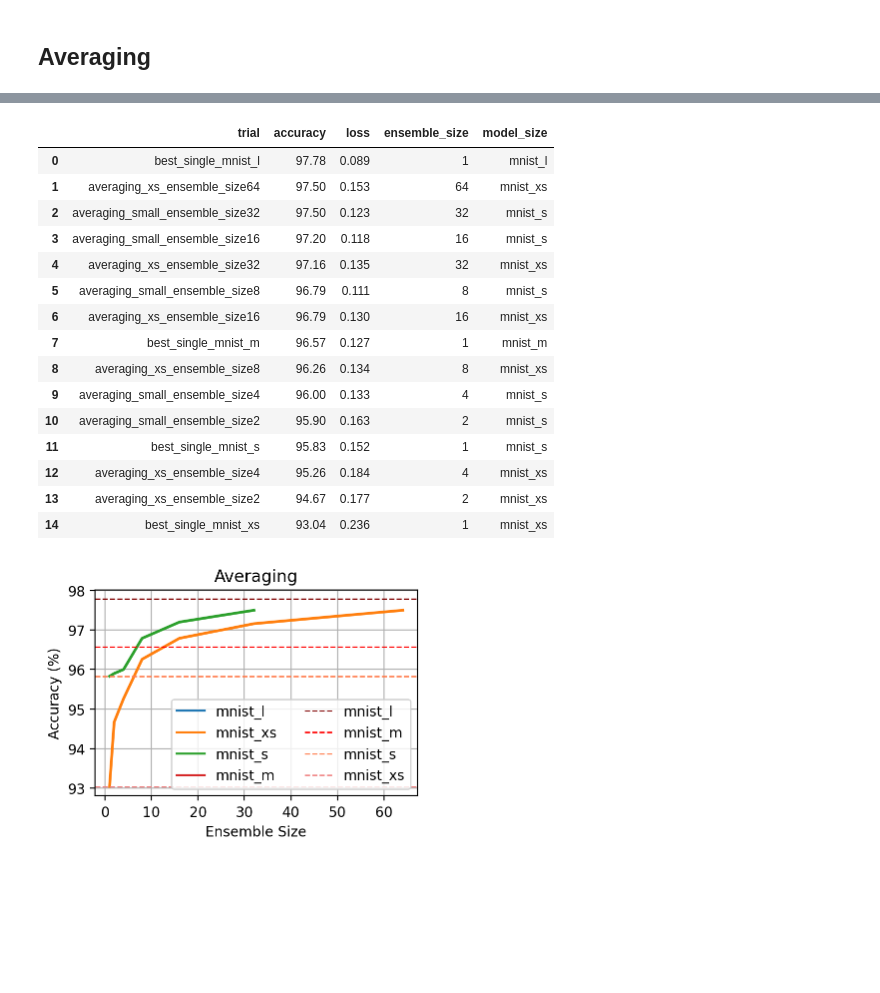
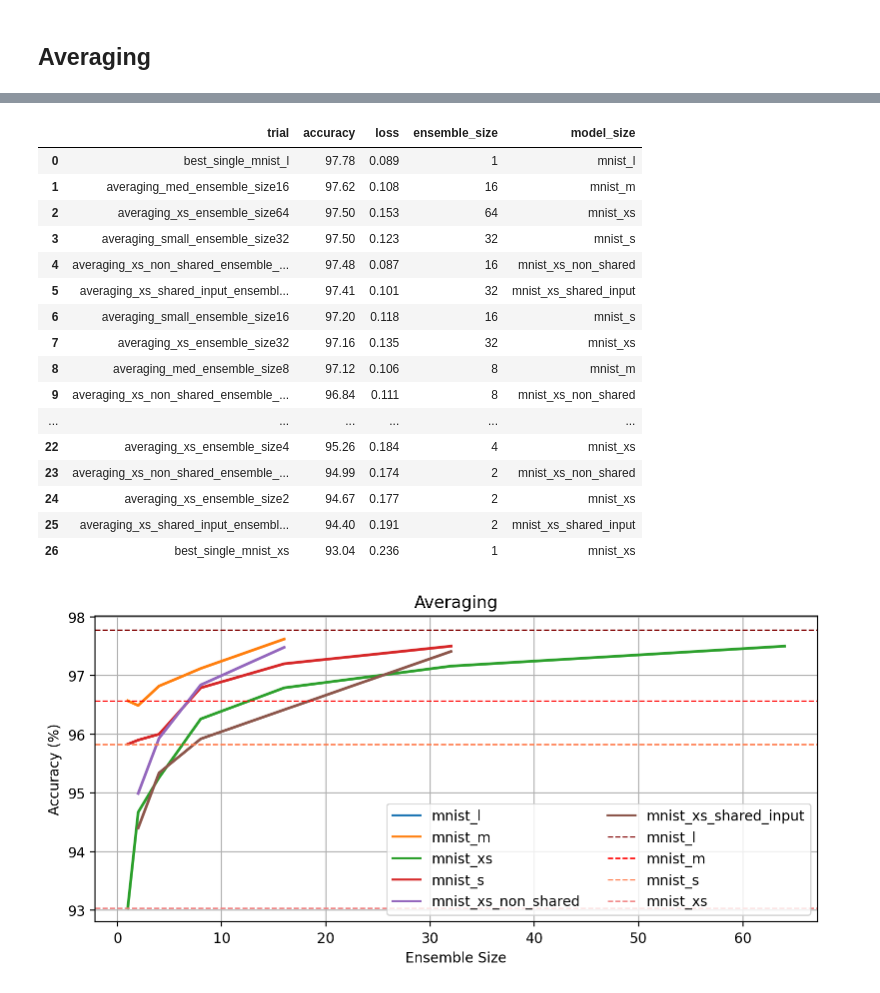
Before and after one commit to oliviaweng/logicnets, a Jupyter notebook: examples/mnist/plots/analysis.ipynb, the cells around one changed output, grey strips where cells are left out. Saved outputs shown, nothing was run; the diff lists cells and outputs as text; code cells hidden in the pictures; blank space fills up the shorter version.

Commit message:
add more mnist charts and some mnist l confits

```diff
--- a/examples/mnist/plots/analysis.ipynb
+++ b/examples/mnist/plots/analysis.ipynb
@@ -118,10 +118,16 @@ def parse_ensembling_experiment(experiment_dir):
         loss = float(re.findall(f'\d+\.\d+', txt_file)[-1])
         ensemble_size = int(re.findall(f"\d+", txt_file)[0])
         # Get model size
-        if "small" in txt_file:
+        if "xs_shared_input" in txt_file:
+            model_size = "mnist_xs_shared_input"
+        elif "xs_non_shared" in txt_file:
+            model_size = "mnist_xs_non_shared"
+        elif "small" in txt_file:
             model_size = "mnist_s"
         elif "xs" in txt_file:
             model_size = "mnist_xs"
+        elif "med" in txt_file:
+            model_size = "mnist_m"
         else:
             raise ValueError("No model size captured from logs")
         with open(results_file, "a") as f:
@@ -188,46 +195,47 @@ df
 Line plot of accuracy vs ensemble size
 """
 # plot_df = df.loc[df["model_size"].isin(["small", "medium", "large"])]
 plot_df = df
 display(plot_df)
-fig, ax = plt.subplots(figsize=(4, 3))
+fig, ax = plt.subplots(figsize=(8, 4))
 ax = sns.lineplot(
     data=plot_df,
     x="ensemble_size",
     y="accuracy",
     ax=ax,
     hue="model_size",
     linewidth=2,
     # label="JSC-S Ensemble"
 )
 plt.axhline(y=BEST_SINGLE_MNIST_L["accuracy"], linewidth=1, linestyle="--", color="maroon", label="mnist_l")
 plt.axhline(y=BEST_SINGLE_MNIST_M["accuracy"], linewidth=1, linestyle="--", color="red", label="mnist_m")
 plt.axhline(y=BEST_SINGLE_MNIST_S["accuracy"], linewidth=1, linestyle="--", color="coral", label="mnist_s")
 plt.axhline(y=BEST_SINGLE_MNIST_XS["accuracy"], linewidth=1, linestyle="--", color="lightcoral", label="mnist_xs")
 ax.grid()
 ax.legend(ncol=2)
 ax.set_title("Averaging")
 ax.set_ylabel("Accuracy (%)")
 ax.set_xlabel("Ensemble Size")
 # ax.set_xscale("log")
 fig.tight_layout()
 plt.savefig("averaging_acc_v_ensemble_size_lineplot.pdf")
 plt.savefig("averaging_acc_v_ensemble_size_lineplot.png")
 # %% [output]
 |  | trial | accuracy | loss | ensemble_size | model_size |
 | 0 | best_single_mnist_l | 97.78 | 0.089 | 1 | mnist_l |
-| 1 | averaging_xs_ensemble_size64 | 97.50 | 0.153 | 64 | mnist_xs |
-| 2 | averaging_small_ensemble_size32 | 97.50 | 0.123 | 32 | mnist_s |
-| 3 | averaging_small_ensemble_size16 | 97.20 | 0.118 | 16 | mnist_s |
-| 4 | averaging_xs_ensemble_size32 | 97.16 | 0.135 | 32 | mnist_xs |
-| 5 | averaging_small_ensemble_size8 | 96.79 | 0.111 | 8 | mnist_s |
-| 6 | averaging_xs_ensemble_size16 | 96.79 | 0.130 | 16 | mnist_xs |
-| 7 | best_single_mnist_m | 96.57 | 0.127 | 1 | mnist_m |
-| 8 | averaging_xs_ensemble_size8 | 96.26 | 0.134 | 8 | mnist_xs |
-| 9 | averaging_small_ensemble_size4 | 96.00 | 0.133 | 4 | mnist_s |
-| 10 | averaging_small_ensemble_size2 | 95.90 | 0.163 | 2 | mnist_s |
-| 11 | best_single_mnist_s | 95.83 | 0.152 | 1 | mnist_s |
-| 12 | averaging_xs_ensemble_size4 | 95.26 | 0.184 | 4 | mnist_xs |
-| 13 | averaging_xs_ensemble_size2 | 94.67 | 0.177 | 2 | mnist_xs |
-| 14 | best_single_mnist_xs | 93.04 | 0.236 | 1 | mnist_xs |
+| 1 | averaging_med_ensemble_size16 | 97.62 | 0.108 | 16 | mnist_m |
+| 2 | averaging_xs_ensemble_size64 | 97.50 | 0.153 | 64 | mnist_xs |
+| 3 | averaging_small_ensemble_size32 | 97.50 | 0.123 | 32 | mnist_s |
+| 4 | averaging_xs_non_shared_ensemble_... | 97.48 | 0.087 | 16 | mnist_xs_non_shared |
+| 5 | averaging_xs_shared_input_ensembl... | 97.41 | 0.101 | 32 | mnist_xs_shared_input |
+| 6 | averaging_small_ensemble_size16 | 97.20 | 0.118 | 16 | mnist_s |
+| 7 | averaging_xs_ensemble_size32 | 97.16 | 0.135 | 32 | mnist_xs |
+| 8 | averaging_med_ensemble_size8 | 97.12 | 0.106 | 8 | mnist_m |
+| 9 | averaging_xs_non_shared_ensemble_... | 96.84 | 0.111 | 8 | mnist_xs_non_shared |
+| ... | ... | ... | ... | ... | ... |
+| 22 | averaging_xs_ensemble_size4 | 95.26 | 0.184 | 4 | mnist_xs |
+| 23 | averaging_xs_non_shared_ensemble_... | 94.99 | 0.174 | 2 | mnist_xs_non_shared |
+| 24 | averaging_xs_ensemble_size2 | 94.67 | 0.177 | 2 | mnist_xs |
+| 25 | averaging_xs_shared_input_ensembl... | 94.40 | 0.191 | 2 | mnist_xs_shared_input |
+| 26 | best_single_mnist_xs | 93.04 | 0.236 | 1 | mnist_xs |
-[figure, old version]
+[figure, new version]
```
Also changed, not shown: parts of 2 cells of this notebook, 12 other files.
